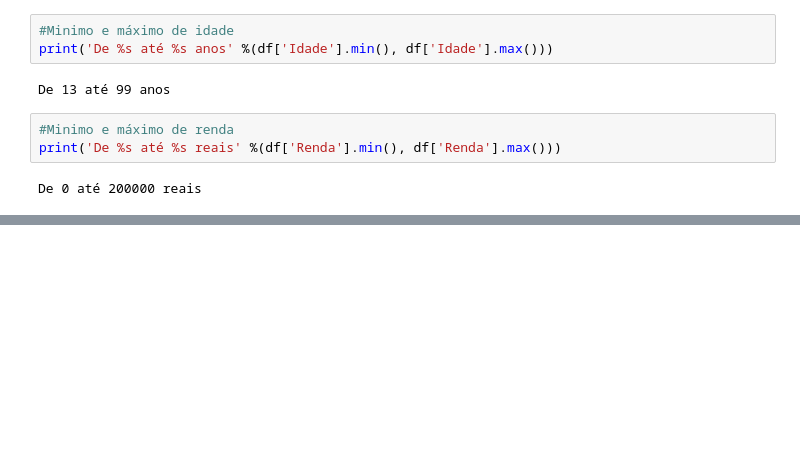
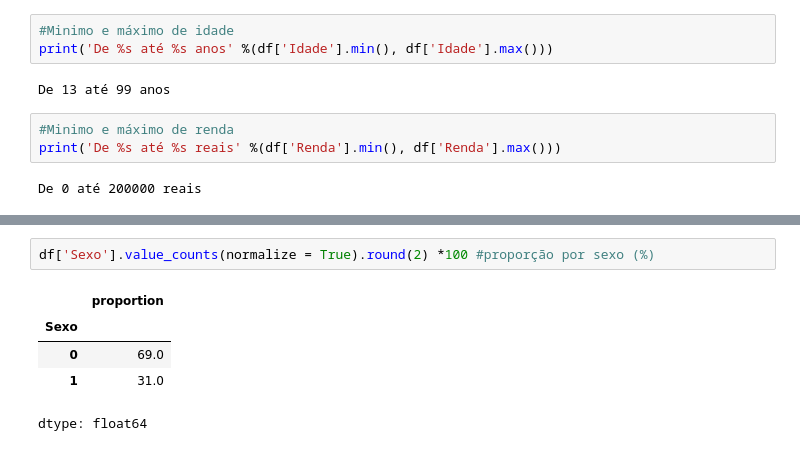
Before and after one commit to alineaprelini/Estat-stica, a Jupyter notebook: Estatística_básica.ipynb, the cells around one changed output, grey strips where cells are left out. Saved outputs shown, nothing was run; the diff lists cells and outputs as text; blank space fills up the shorter version.

```diff
--- a/Estatística_básica.ipynb
+++ b/Estatística_básica.ipynb
@@ -78,0 +103,8 @@ De 0 até 200000 reais
+# %%
+df['Sexo'].value_counts(normalize = True).round(2) *100 #proporção por sexo (%)
+# %% [output]
+|  | proportion |
+| Sexo |  |
+| 0 | 69.0 |
+| 1 | 31.0 |
+dtype: float64
```
Also changed, not shown: parts of 4 cells of this notebook.
